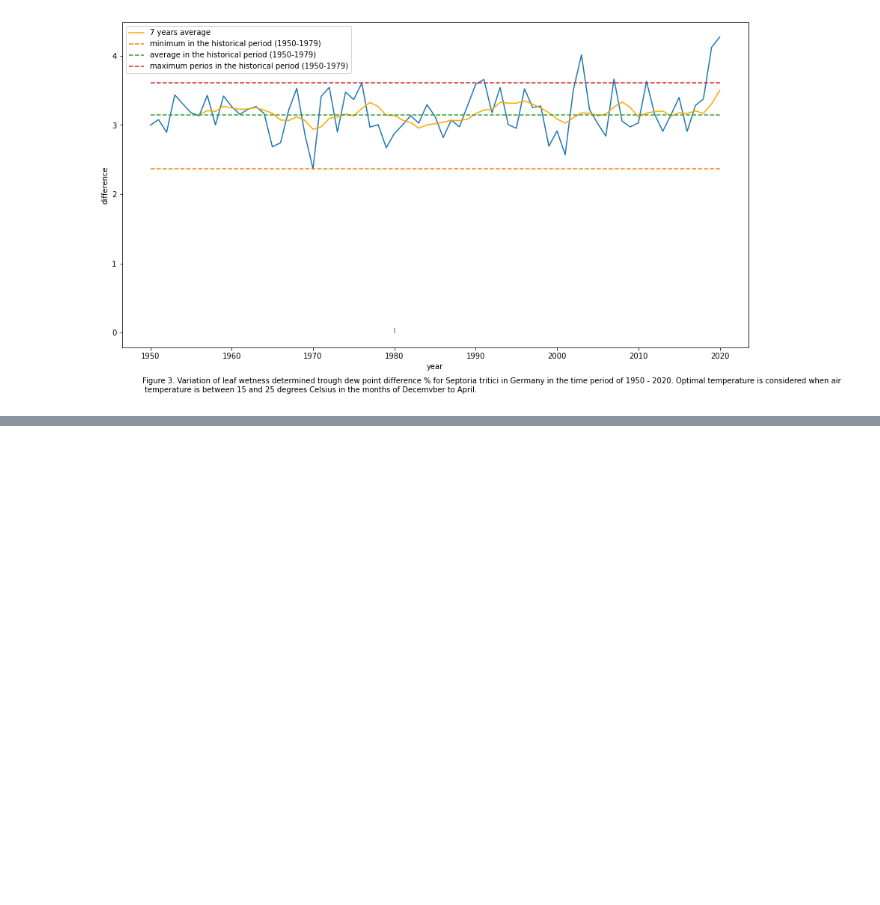
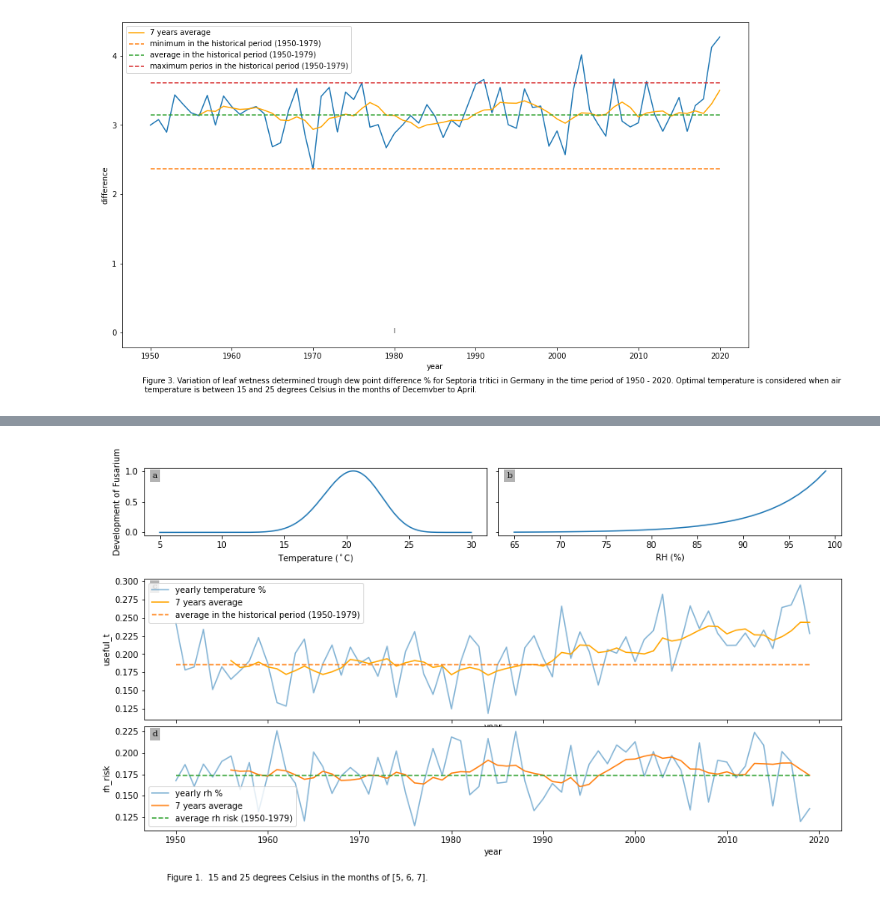
Before and after one commit to serbanradulescu/master_thesis, a Jupyter notebook: project.ipynb, the cells around one changed output, grey strips where cells are left out. Saved outputs shown, nothing was run; the diff lists cells and outputs as text; code cells hidden in the pictures; blank space fills up the shorter version.

```diff
--- a/project.ipynb
+++ b/project.ipynb
@@ -290,0 +295,85 @@ df_dpd = df4.copy()
+# %%
+import matplotlib.pylab as pl
+import matplotlib.gridspec as gridspec
+import matplotlib.transforms as mtransforms
+
+
+def plot_equation_temperature(
+    df:pd.DataFrame, df_moisture,
+    temp_min:float, temp_max:float,
+    hist_start:float,hist_end:float,
+    months: list,
+    moving_average: int):
+
+    #Processing df_airtemp
+    df["useful_t"] = df.TT_TU.apply(equation_fusarium)
+    print(min(df["useful_t"]),max(df["useful_t"]))
+    df = df[df["month"].isin(months)]
+    df= df.groupby(["year"]).mean()
+    avg_hist= df[(df.index <= hist_end)&(df.index >= hist_start)]["useful_t"].mean()
+    max_hist = df[(df.index <= hist_end)&(df.index >= hist_start)]["useful_t"].max()
+    min_hist = df[(df.index <= hist_end)&(df.index >= hist_start)]["useful_t"].min()
+    df[f'{moving_average}years_average'] = df.useful_t.rolling(7).mean()
+
+    #Processing df_moisture
+    df_moisture["rh_risk"] = df_moisture.RF_STD.apply(equation_fusarium_rh)
+    print(min(df_moisture["rh_risk"]),max(df_moisture["rh_risk"]))
+    df_moisture = df_moisture[df_moisture["month"].isin(months)]
+    df_moisture= df_moisture.groupby(["year"]).mean()
+    avg_hist_m= df_moisture[(df_moisture.index <= hist_end)&(df_moisture.index >= hist_start)]["rh_risk"].mean()
+    #max_hist = df[(df.index <= hist_end)&(df.index >= hist_start)]["useful_t"].max()
+    #min_hist = df[(df.index <= hist_end)&(df.index >= hist_start)]["useful_t"].min()
+    df_moisture[f'{moving_average}years_average'] = df_moisture.rh_risk.rolling(7).mean()
+
+    gs = gridspec.GridSpec(10, 10)
+
+    fig = plt.figure(figsize = (15,8))
+    ax1 = fig.add_subplot(gs[0:2, 0:5]) # row 0, col 0
+    degr =[equation_fusarium(i/100) for i in range(500,3000,1)]
+    sns.lineplot(x=[i/100 for i in range(500,3000,1)], y = degr, ax=ax1)
+    ax1.set_xlabel("Temperature ($^\circ$C)")
+    ax1.set_ylabel("Development of Fusarium")
+
+    ax2 = fig.add_subplot(gs[0:2, 5:10], sharey=ax1) # row 0, col 1
+    degr =[equation_fusarium_rh(i) for i in range(65,100)]
+    sns.lineplot(x=[i for i in range(65,100)], y = degr, ax=ax2)
+    ax2.set_xlabel("RH (%)")
+    plt.setp(ax2.get_yticklabels(), visible=False)
+
+    ax3 = fig.add_subplot(gs[3:7, :]) # row 1, span all columns
+    #plt.figure(figsize = (15,8))
+    sns.lineplot(x = 'year', y = 'useful_t',data = df, label="yearly temperature %", ax=ax3, alpha = 0.55)
+    sns.lineplot(x = 'year', y = f'{moving_average}years_average',ax=ax3,data = df, label=f'{moving_average} years average', color = "orange")
+    #sns.lineplot(x = df.index, y = min_hist,linestyle="dashed",ax=ax3, label=f"minimum in the historical period ({hist_start}-{hist_end})")
+    sns.lineplot(x = df.index, y = avg_hist,linestyle="dashed", ax=ax3,label=f"average in the historical period ({hist_start}-{hist_end})")
+    #sns.lineplot(x = df.index, y = max_hist, linestyle="dashed",ax=ax3, label=f"maximum period in the historical period ({hist_start}-{hist_end})")
+    #plt.ylabel("% of hours with optimal temperature")
+    #plt.plot([hist_end,hist_end], [-0.00,0.05], lw=2, color = "0.65", label = "historical period (left)")
+
+    #Plotting RH
+    ax4 = fig.add_subplot(gs[7:10, :],sharex = ax3) # row 1, span all columns
+    ax4.sharex(ax3)
+    sns.lineplot(x = 'year', y = 'rh_risk',data = df_moisture, label="yearly rh %", ax=ax4, alpha = 0.55)
+    sns.lineplot(x = 'year', y = f'{moving_average}years_average',ax=ax4,data = df_moisture, label=f'{moving_average} years average')
+    sns.lineplot(x = df_moisture.index, y = avg_hist_m,linestyle="dashed", ax=ax4,label=f"average rh risk ({hist_start}-{hist_end})")
+
+    plt.setp(ax3.get_xticklabels(), visible=False)
+
+    for ax, label in zip([ax1,ax2,ax3,ax4],["a","b","c","d"]):
+        trans = mtransforms.ScaledTranslation(10/72, -5/72, fig.dpi_scale_trans)
+        ax.text(0,1 ,label,transform=ax.transAxes + trans,
+            fontsize='medium', verticalalignment='top', fontfamily='serif',
+            bbox=dict(facecolor='0.7', edgecolor='none', pad=3.0))
+
+    plt.figtext(0.15, 0.021, f"Figure 1.  {temp_min} and {temp_max} degrees Celsius in the months of {months}. " )
+    plt.show()
+
+
+
+
+plot_equation_temperature(df_airtemp, df_moisture,
+temp_min=15,temp_max=25,
+hist_start=1950,hist_end=1979,
+months=[5,6,7], moving_average=7
+)
+# %% [output]
@@ -290,0 +382 @@ df_dpd = df4.copy()
+[figure, added]
```
Also changed, not shown: parts of 13 cells of this notebook.
